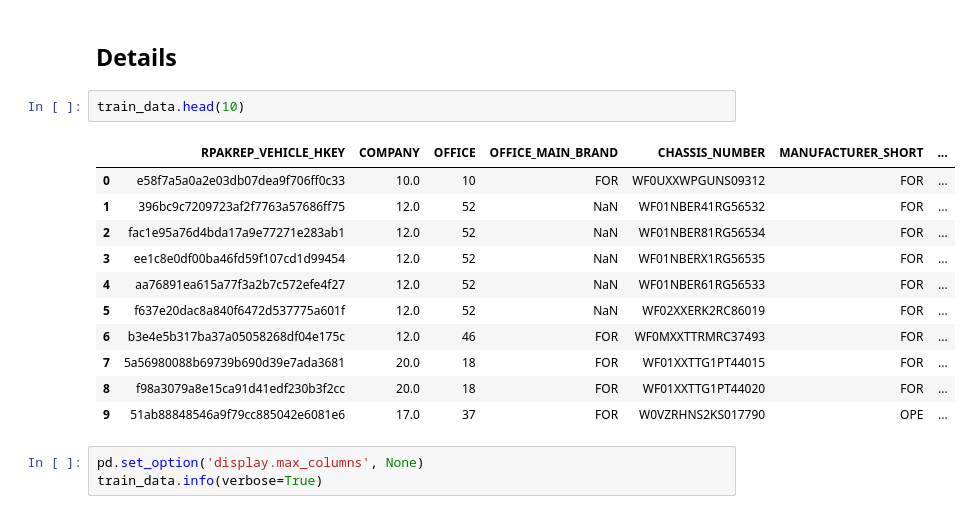
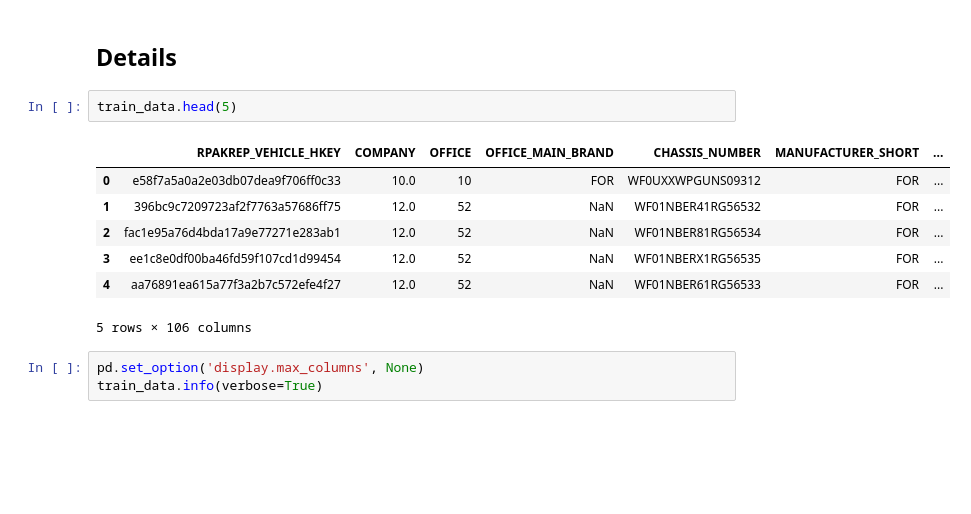
Before and after one commit to JONICK277/ML, a Jupyter notebook: code/preprocessing/projectHSB.ipynb, the cells around one changed output. Drawn from its saved outputs; the diff is of its cells as text; blank space fills up the shorter version.

```diff
--- a/code/preprocessing/projectHSB.ipynb
+++ b/code/preprocessing/projectHSB.ipynb
@@ -70,19 +74,15 @@ def save_fig(fig_id, tight_layout=True, fig_extension="png", resolution=300):
 # %% [markdown]
 ## Details
 # %%
-train_data.head(10)
+train_data.head(5)
 # %% [output]
 |  | RPAKREP_VEHICLE_HKEY | COMPANY | OFFICE | OFFICE_MAIN_BRAND | CHASSIS_NUMBER | MANUFACTURER_SHORT | ... |
 | 0 | e58f7a5a0a2e03db07dea9f706ff0c33 | 10.0 | 10 | FOR | WF0UXXWPGUNS09312 | FOR | ... |
 | 1 | 396bc9c7209723af2f7763a57686ff75 | 12.0 | 52 | NaN | WF01NBER41RG56532 | FOR | ... |
 | 2 | fac1e95a76d4bda17a9e77271e283ab1 | 12.0 | 52 | NaN | WF01NBER81RG56534 | FOR | ... |
 | 3 | ee1c8e0df00ba46fd59f107cd1d99454 | 12.0 | 52 | NaN | WF01NBERX1RG56535 | FOR | ... |
 | 4 | aa76891ea615a77f3a2b7c572efe4f27 | 12.0 | 52 | NaN | WF01NBER61RG56533 | FOR | ... |
-| 5 | f637e20dac8a840f6472d537775a601f | 12.0 | 52 | NaN | WF02XXERK2RC86019 | FOR | ... |
-| 6 | b3e4e5b317ba37a05058268df04e175c | 12.0 | 46 | FOR | WF0MXXTTRMRC37493 | FOR | ... |
-| 7 | 5a56980088b69739b690d39e7ada3681 | 20.0 | 18 | FOR | WF01XXTTG1PT44015 | FOR | ... |
-| 8 | f98a3079a8e15ca91d41edf230b3f2cc | 20.0 | 18 | FOR | WF01XXTTG1PT44020 | FOR | ... |
-| 9 | 51ab88848546a9f79cc885042e6081e6 | 17.0 | 37 | FOR | W0VZRHNS2KS017790 | OPE | ... |
+5 rows × 106 columns
 # %%
 pd.set_option('display.max_columns', None)
 train_data.info(verbose=True)
```
Also changed, not shown: parts of 31 cells of this notebook, 1 other file.
